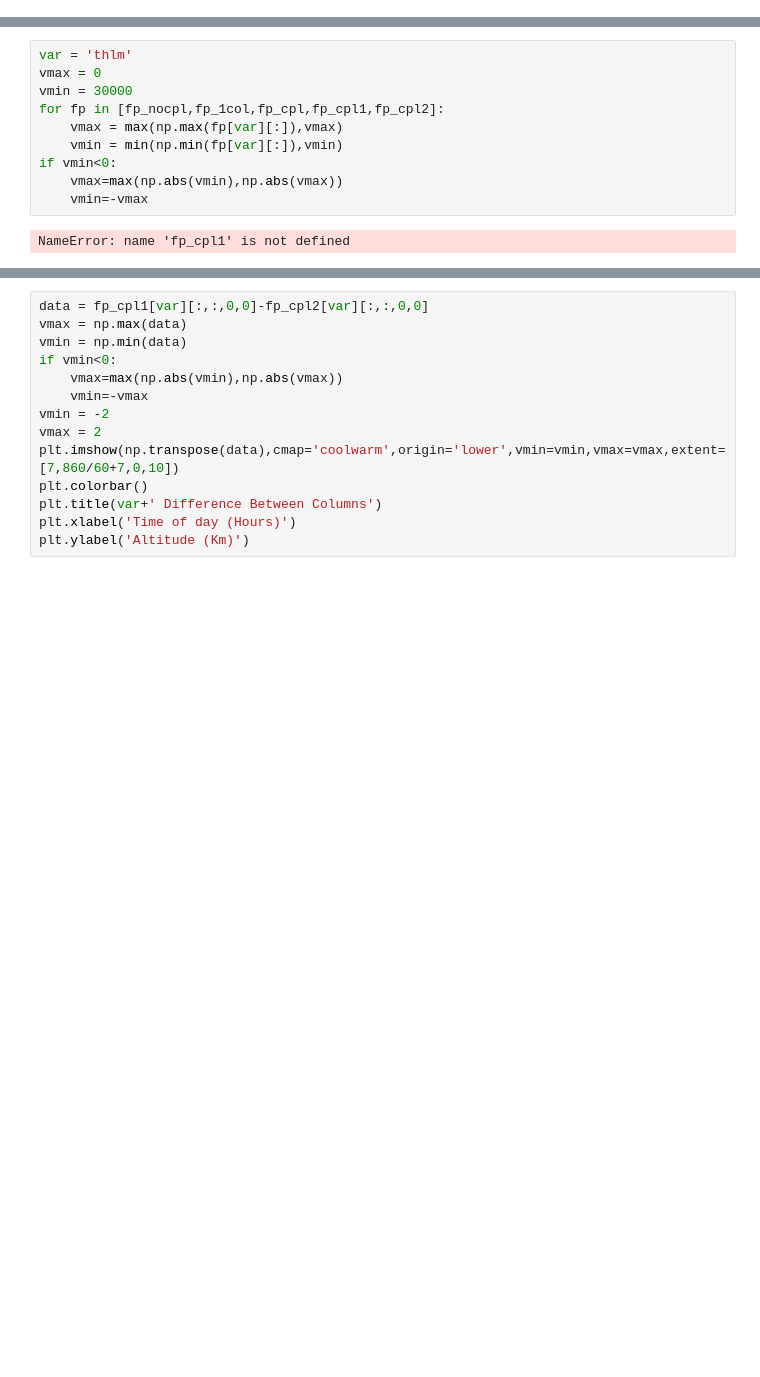
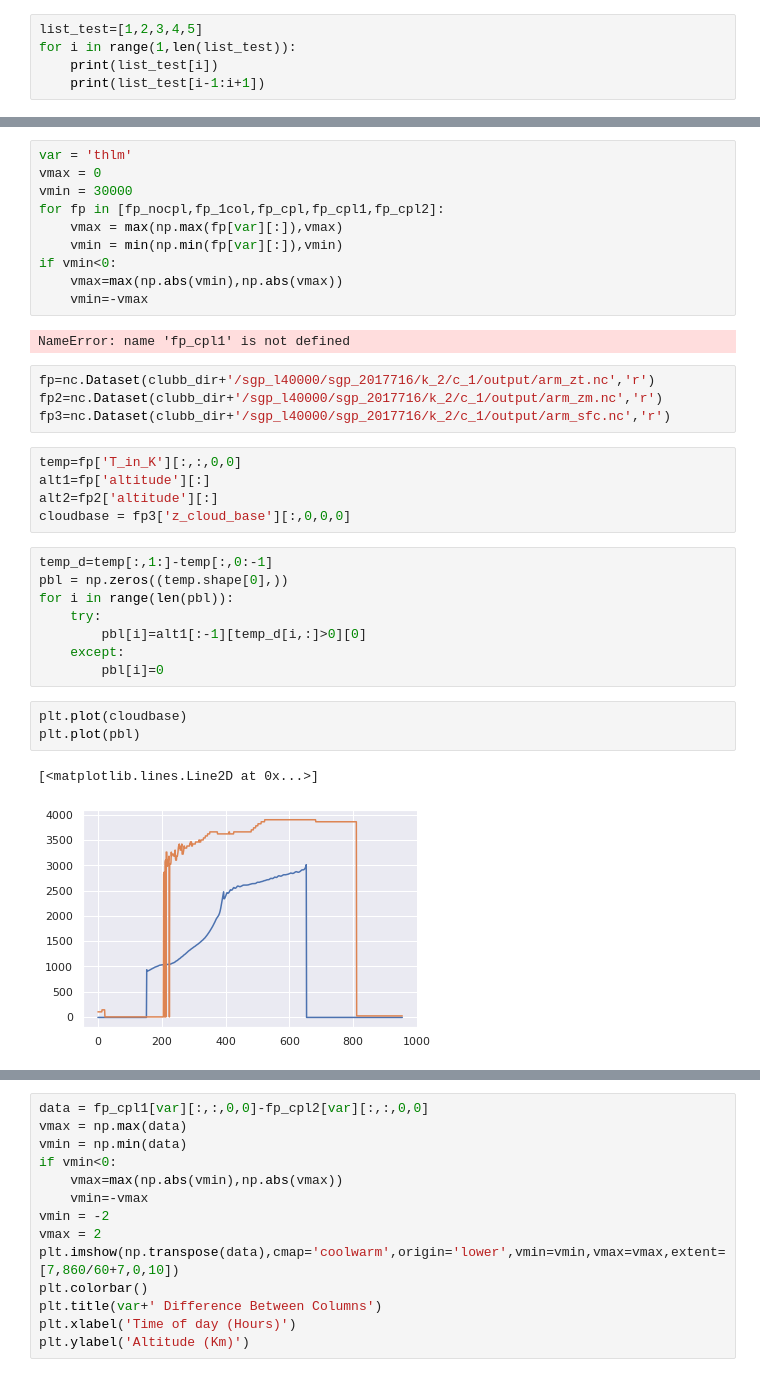
Before and after one commit to tswater/clubb_scripts, a Jupyter notebook: Untitled.ipynb, the cells around one changed output, grey strips where cells are left out. Drawn from its saved outputs; the diff is of its cells as text; blank space fills up the shorter version.

```diff
--- a/Untitled.ipynb
+++ b/Untitled.ipynb
@@ -514,3 +516,8 @@ def estimate_l_het(l_het,Hg_,cut=.25,samp=.1,u_='N',v_='N'):
 
 
     return l_het_
+# %%
+list_test=[1,2,3,4,5]
+for i in range(1,len(list_test)):
+    print(list_test[i])
+    print(list_test[i-1:i+1])
@@ -676,3 +692,26 @@ if vmin<0:
     vmin=-vmax
 # %% [output]
 NameError: name 'fp_cpl1' is not defined
+# %%
+fp=nc.Dataset(clubb_dir+'/sgp_l40000/sgp_2017716/k_2/c_1/output/arm_zt.nc','r')
+fp2=nc.Dataset(clubb_dir+'/sgp_l40000/sgp_2017716/k_2/c_1/output/arm_zm.nc','r')
+fp3=nc.Dataset(clubb_dir+'/sgp_l40000/sgp_2017716/k_2/c_1/output/arm_sfc.nc','r')
+# %%
+temp=fp['T_in_K'][:,:,0,0]
+alt1=fp['altitude'][:]
+alt2=fp2['altitude'][:]
+cloudbase = fp3['z_cloud_base'][:,0,0,0]
+# %%
+temp_d=temp[:,1:]-temp[:,0:-1]
+pbl = np.zeros((temp.shape[0],))
+for i in range(len(pbl)):
+    try:
+        pbl[i]=alt1[:-1][temp_d[i,:]>0][0]
+    except:
+        pbl[i]=0
+# %%
+plt.plot(cloudbase)
+plt.plot(pbl)
+# %% [output]
+[<matplotlib.lines.Line2D at 0x...>]
+[figure, added]
```
Also changed, not shown: parts of 4 cells of this notebook, 2 other files.
